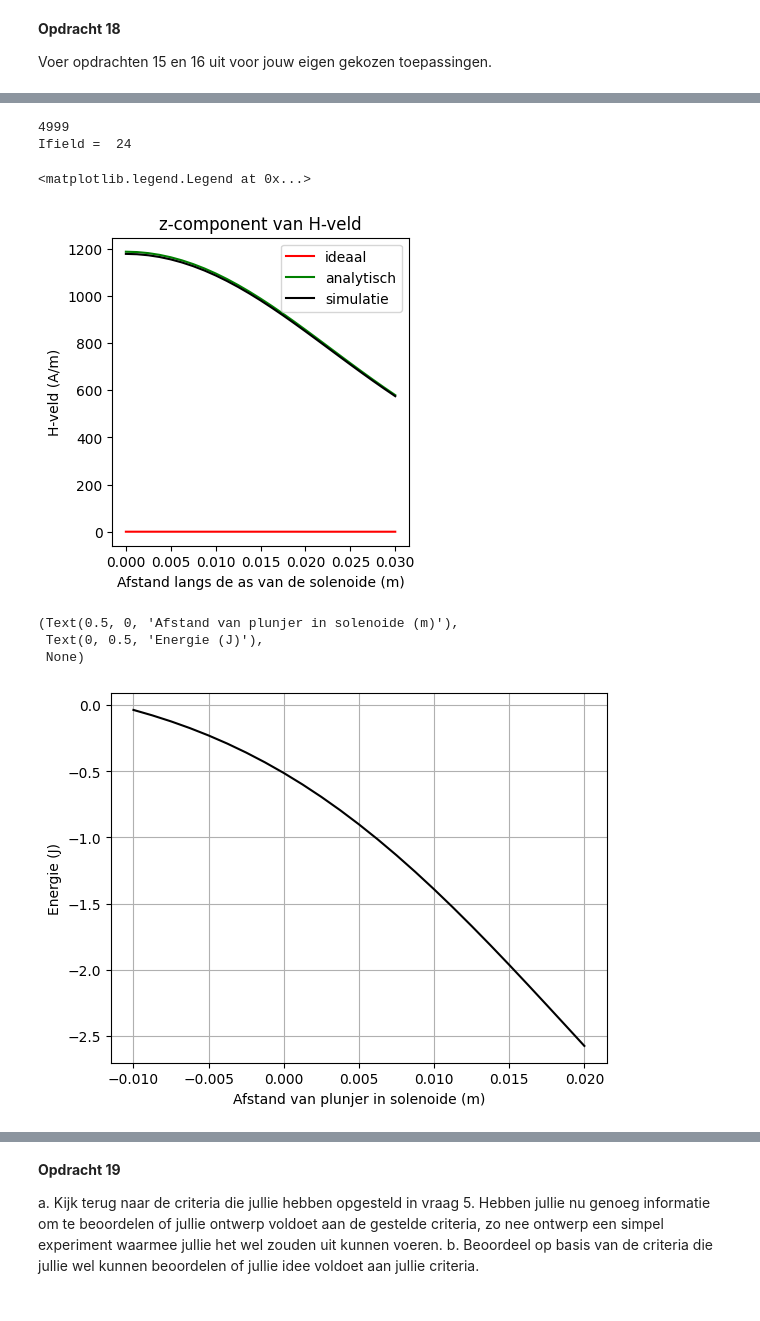
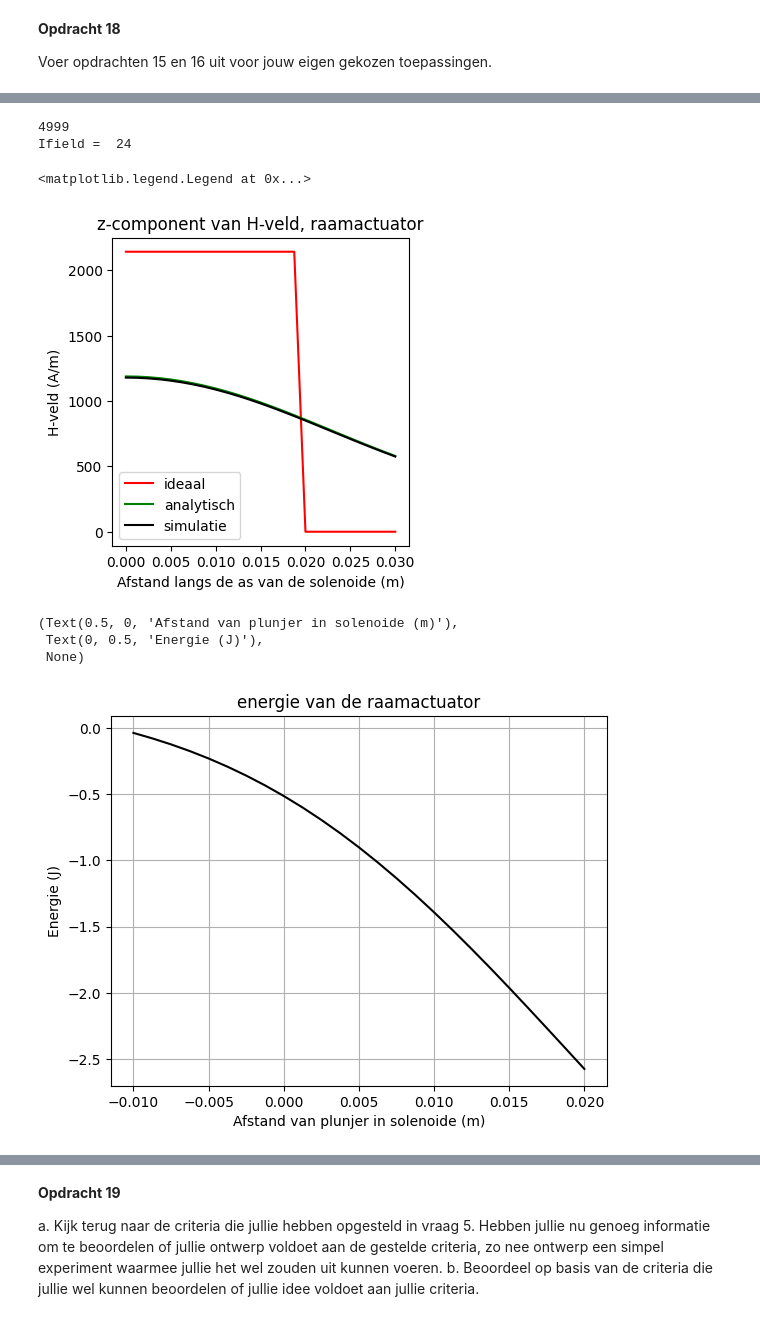
Before and after one commit to cs50202/opdrachten-DEF-D-, a Jupyter notebook: 2KrachtactuatorOpdracht/2KrachtactuatorOpdracht/KrachtactuatorOpdracht.ipynb, the cells around one changed output, grey strips where cells are left out. Drawn from its saved outputs; the diff is of its cells as text; code cells hidden in the pictures.

```diff
--- a/2KrachtactuatorOpdracht/2KrachtactuatorOpdracht/KrachtactuatorOpdracht.ipynb
+++ b/2KrachtactuatorOpdracht/2KrachtactuatorOpdracht/KrachtactuatorOpdracht.ipynb
@@ -858,14 +857,14 @@ for i_field in range(n_ax):
     # selecting the z-component
     H_ax[i_field,0]=Hsimulated[2]
 
-H_veld_ideaal=analytical_answer*np.ones(n_ax)*(1.0*(z_ax < L_sol/2))
+H_veld_ideaal=H_oneindig*np.ones(n_ax)*(1.0*(z_ax < L_sol/2))
 
 # dit is nog een aardige analytische uitdrukking die je kan uitrekenen voor de z-component op de as van een solenoide met eindige lengte
 H_veld_analytisch=(aantal_omwent*I/L_sol/2)*((L_sol/2-z_ax)/np.sqrt((z_ax- L_sol/2)**2 + r_sol**2)+(L_sol/2+z_ax)/np.sqrt((z_ax+ L_sol/2)**2 + r_sol**2))
 
 plt.figure(figsize=[13,4])
 plt.subplot(131)
-plt.title('z-component van H-veld')
+plt.title('z-component van H-veld, raamactuator')
 plt.plot(z_ax, H_veld_ideaal, '-r', label='ideaal')
 plt.plot(z_ax, H_veld_analytisch, '-g', label='analytisch')
 plt.plot(z_ax, H_ax, '-k', label='simulatie')
@@ -876,23 +875,24 @@ plt.legend()
 4999
 Ifield =  24
 <matplotlib.legend.Legend at 0x...>
-[figure, old version]
+[figure, new version]
 # %%
 # integrate the field up to point z_p
 mu_r = 50000
 mu_0 = 4*np.pi * 1e-7
 r_s = r_sol
 L_s = L_sol
 
 Wz=-0.5*np.pi*r_s**2*np.cumsum(np.flipud(H_ax)*mu_r*mu_0*np.flipud(H_ax))*(z_ax[1] - z_ax[0])
 
 plt.plot(L_s/2 - z_ax, np.flipud(Wz), '-k')
+plt.title('energie van de raamactuator')
 plt.xlabel('Afstand van plunjer in solenoide (m)'), plt.ylabel('Energie (J)'), plt.grid()
 # %% [output]
 (Text(0.5, 0, 'Afstand van plunjer in solenoide (m)'),
  Text(0, 0.5, 'Energie (J)'),
  None)
-[figure, old version]
+[figure, new version]
 # %%
 force_analytical = -mu_0*mu_r*np.pi*r_s**2*aantal_omwent**2*I**2/2/L_s**2 # Kracht uitrekenen numeriek
 force_numerical=np.diff(Wz, n=1, append=[0])/(z_ax[1] - z_ax[0]) # Kracht uitrekenen
```
Also changed, not shown: parts of 10 cells of this notebook.
